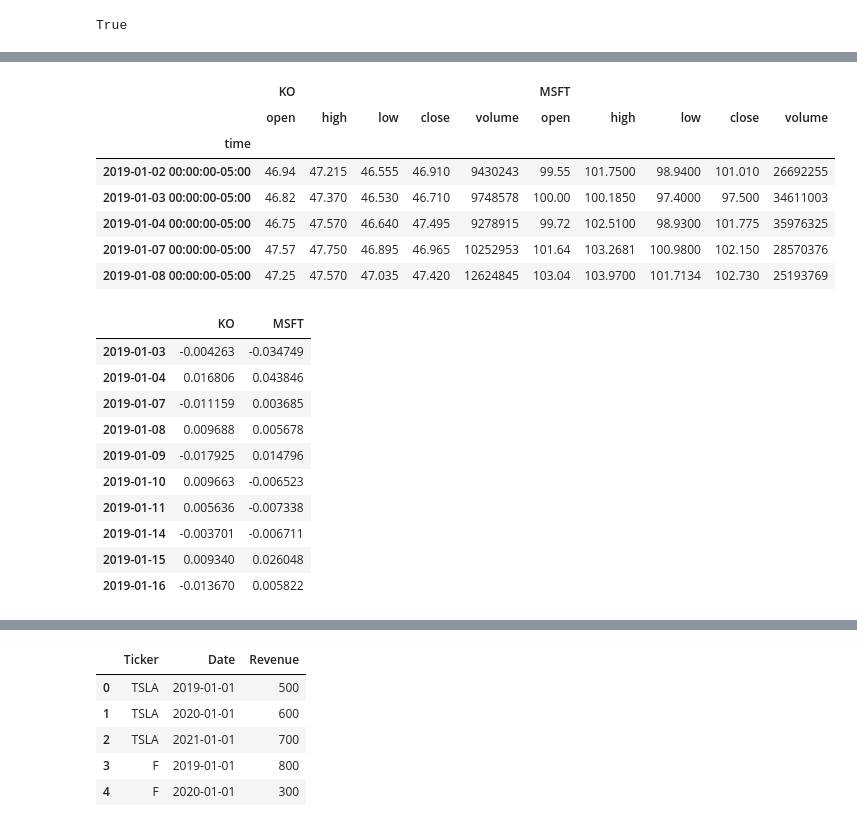
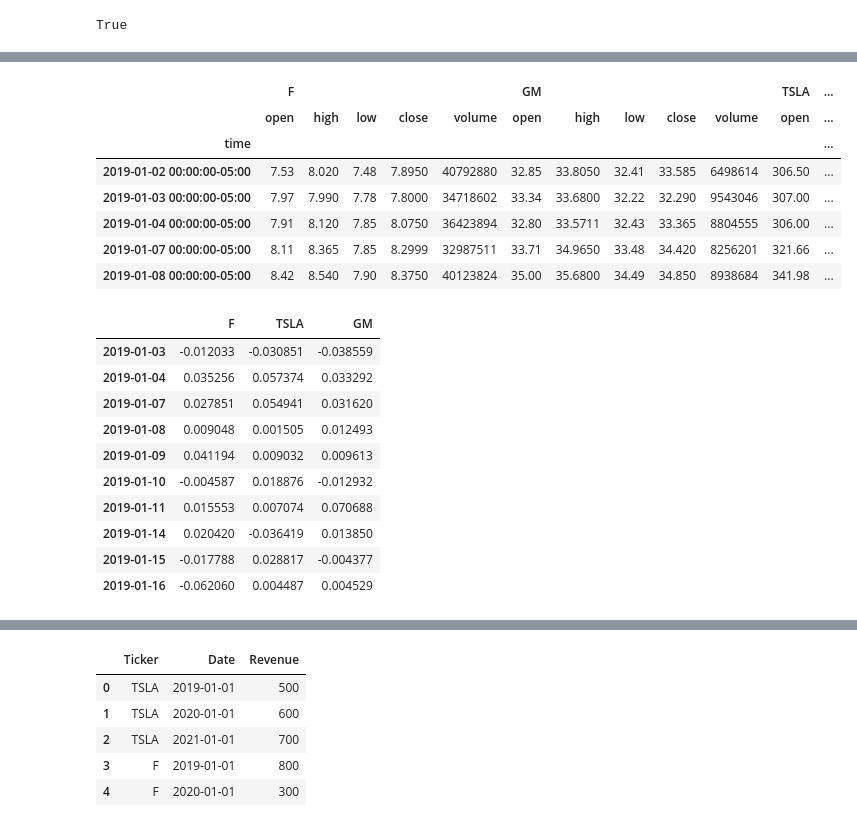
Before and after one commit to joebarry1252/Newly_Minted, a Jupyter notebook: notebooks/DennisWallsJr.ipynb, the cells around one changed output, grey strips where cells are left out. Saved outputs shown, nothing was run; the diff lists cells and outputs as text; code cells hidden in the pictures.

```diff
--- a/notebooks/DennisWallsJr.ipynb
+++ b/notebooks/DennisWallsJr.ipynb
@@ -22,42 +55,44 @@ api = tradeapi.REST(
 # %%
+#2019
 # Set timeframe to '1D'
 timeframe = "1D"
 
 # Set start and end datetimes between now and 3 years ago.
 start_date = pd.Timestamp("2019-01-01", tz="America/New_York").isoformat()
 end_date = pd.Timestamp("2019-12-31", tz="America/New_York").isoformat()
 
 # Set the ticker information
 # UPDATE WITH COMPANY TICKERS
-tickers = ["MSFT","KO"]
+tickers = ["F","TSLA", "GM"]
 
 # Get 3 year's worth of historical price data for Ford, Tesla, GMC
 df2019_ticker = api.get_barset(
     tickers,
     timeframe,
     start=start_date,
     end=end_date,
     limit=1000,
 ).df
 
 # Display sample data
 df2019_ticker.head()
 # %% [output]
-|  | KO |  |  |  |  | MSFT |  |  |  |  |
-|  | open | high | low | close | volume | open | high | low | close | volume |
-| time |  |  |  |  |  |  |  |  |  |  |
-| 2019-01-02 00:00:00-05:00 | 46.94 | 47.215 | 46.555 | 46.910 | 9430243 | 99.55 | 101.7500 | 98.9400 | 101.010 | 26692255 |
-| 2019-01-03 00:00:00-05:00 | 46.82 | 47.370 | 46.530 | 46.710 | 9748578 | 100.00 | 100.1850 | 97.4000 | 97.500 | 34611003 |
-| 2019-01-04 00:00:00-05:00 | 46.75 | 47.570 | 46.640 | 47.495 | 9278915 | 99.72 | 102.5100 | 98.9300 | 101.775 | 35976325 |
-| 2019-01-07 00:00:00-05:00 | 47.57 | 47.750 | 46.895 | 46.965 | 10252953 | 101.64 | 103.2681 | 100.9800 | 102.150 | 28570376 |
-| 2019-01-08 00:00:00-05:00 | 47.25 | 47.570 | 47.035 | 47.420 | 12624845 | 103.04 | 103.9700 | 101.7134 | 102.730 | 25193769 |
+|  | F |  |  |  |  | GM |  |  |  |  | TSLA | ... |
+|  | open | high | low | close | volume | open | high | low | close | volume | open | ... |
+| time |  |  |  |  |  |  |  |  |  |  |  | ... |
+| 2019-01-02 00:00:00-05:00 | 7.53 | 8.020 | 7.48 | 7.8950 | 40792880 | 32.85 | 33.8050 | 32.41 | 33.585 | 6498614 | 306.50 | ... |
+| 2019-01-03 00:00:00-05:00 | 7.97 | 7.990 | 7.78 | 7.8000 | 34718602 | 33.34 | 33.6800 | 32.22 | 32.290 | 9543046 | 307.00 | ... |
+| 2019-01-04 00:00:00-05:00 | 7.91 | 8.120 | 7.85 | 8.0750 | 36423894 | 32.80 | 33.5711 | 32.43 | 33.365 | 8804555 | 306.00 | ... |
+| 2019-01-07 00:00:00-05:00 | 8.11 | 8.365 | 7.85 | 8.2999 | 32987511 | 33.71 | 34.9650 | 33.48 | 34.420 | 8256201 | 321.66 | ... |
+| 2019-01-08 00:00:00-05:00 | 8.42 | 8.540 | 7.90 | 8.3750 | 40123824 | 35.00 | 35.6800 | 34.49 | 34.850 | 8938684 | 341.98 | ... |
 # %%
 # Create and empty DataFrame for closing prices
 df2019_closing_prices = pd.DataFrame()
 
 # Fetch the closing prices of KO and TSLA
-df2019_closing_prices["KO"] = df2019_ticker["KO"]["close"]
-df2019_closing_prices["MSFT"] = df2019_ticker["MSFT"]["close"]
+df2019_closing_prices["F"] = df2019_ticker["F"]["close"]
+df2019_closing_prices["TSLA"] = df2019_ticker["TSLA"]["close"]
+df2019_closing_prices["GM"] = df2019_ticker["GM"]["close"]
 
 # Drop the time component of the date
 df2019_closing_prices.index = df2019_closing_prices.index.date
@@ -68,17 +103,17 @@ df2019_daily_returns = df2019_closing_prices.pct_change().dropna()
 # Display sample data
 df2019_daily_returns.head(10)
 # %% [output]
-|  | KO | MSFT |
-| 2019-01-03 | -0.004263 | -0.034749 |
-| 2019-01-04 | 0.016806 | 0.043846 |
-| 2019-01-07 | -0.011159 | 0.003685 |
-| 2019-01-08 | 0.009688 | 0.005678 |
-| 2019-01-09 | -0.017925 | 0.014796 |
-| 2019-01-10 | 0.009663 | -0.006523 |
-| 2019-01-11 | 0.005636 | -0.007338 |
-| 2019-01-14 | -0.003701 | -0.006711 |
-| 2019-01-15 | 0.009340 | 0.026048 |
-| 2019-01-16 | -0.013670 | 0.005822 |
+|  | F | TSLA | GM |
+| 2019-01-03 | -0.012033 | -0.030851 | -0.038559 |
+| 2019-01-04 | 0.035256 | 0.057374 | 0.033292 |
+| 2019-01-07 | 0.027851 | 0.054941 | 0.031620 |
+| 2019-01-08 | 0.009048 | 0.001505 | 0.012493 |
+| 2019-01-09 | 0.041194 | 0.009032 | 0.009613 |
+| 2019-01-10 | -0.004587 | 0.018876 | -0.012932 |
+| 2019-01-11 | 0.015553 | 0.007074 | 0.070688 |
+| 2019-01-14 | 0.020420 | -0.036419 | 0.013850 |
+| 2019-01-15 | -0.017788 | 0.028817 | -0.004377 |
+| 2019-01-16 | -0.062060 | 0.004487 | 0.004529 |
 # %%
 df2019_daily_returns.describe()
 # %% [output]
```
Also changed, not shown: parts of 17 cells of this notebook.
